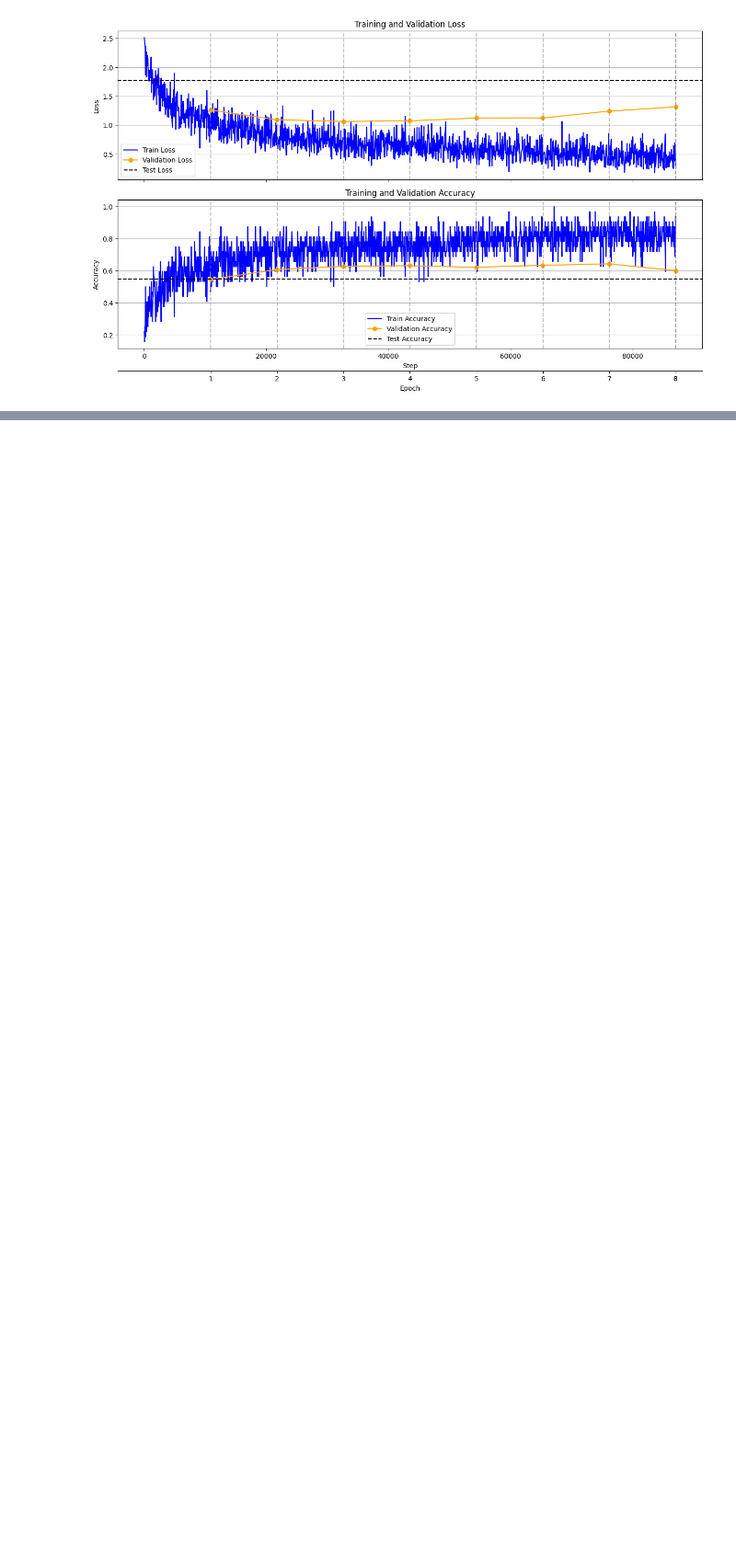
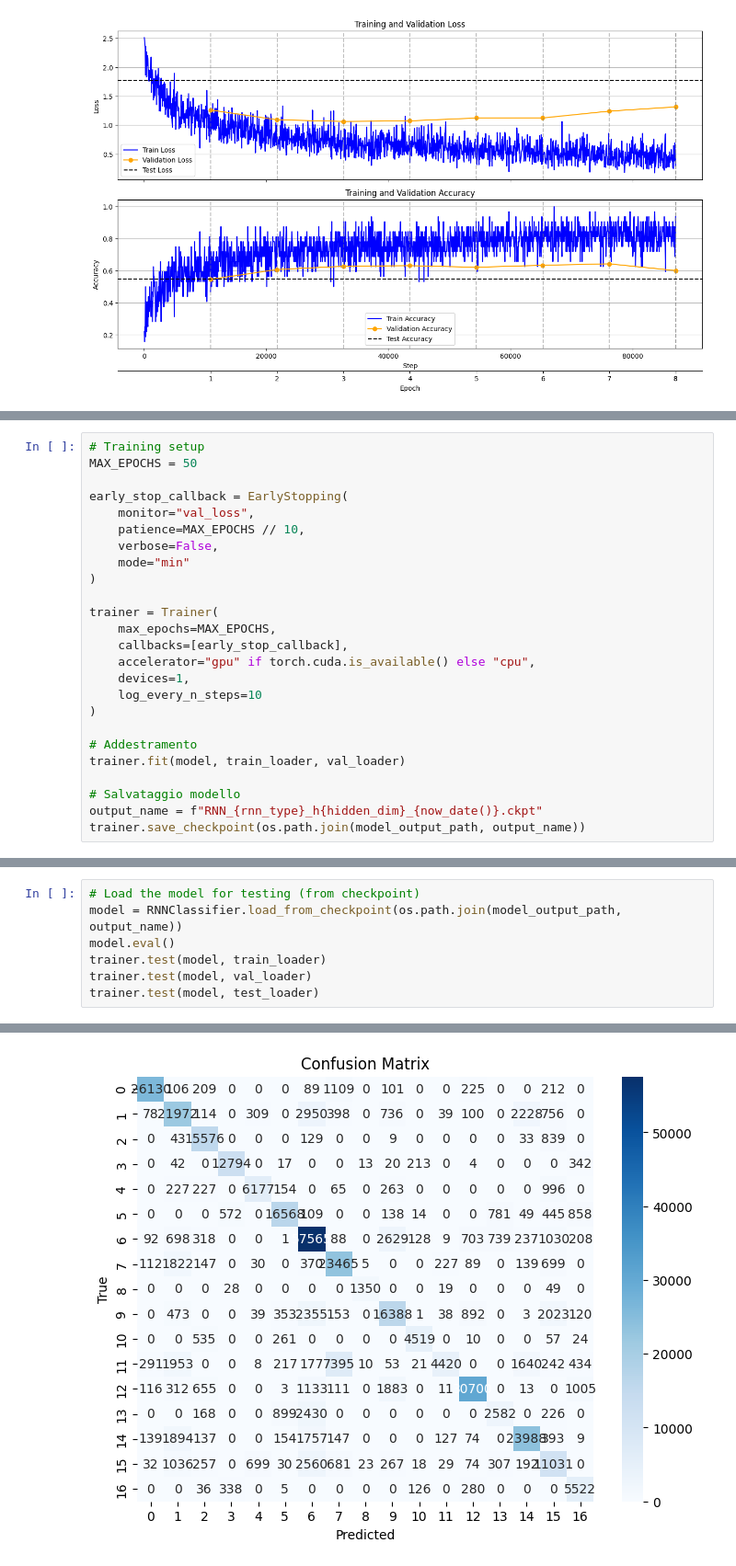
Before and after one commit to mich1803/sensor-ts-classification, a Jupyter notebook: time_windows_approach/training.ipynb, the cells around one changed output, grey strips where cells are left out. Shown at 92% size. Cells and saved outputs as stored; diff of their text form; blank space fills up the shorter version.

```diff
--- a/time_windows_approach/training.ipynb
+++ b/time_windows_approach/training.ipynb
@@ -952,0 +969,25 @@ plt.show()
+# %%
+# Training setup
+MAX_EPOCHS = 50
+
+early_stop_callback = EarlyStopping(
+    monitor="val_loss",
+    patience=MAX_EPOCHS // 10,
+    verbose=False,
+    mode="min"
+)
+
+trainer = Trainer(
+    max_epochs=MAX_EPOCHS,
+    callbacks=[early_stop_callback],
+    accelerator="gpu" if torch.cuda.is_available() else "cpu",
+    devices=1,
+    log_every_n_steps=10
+)
+
+# Addestramento
+trainer.fit(model, train_loader, val_loader)
+
+# Salvataggio modello
+output_name = f"RNN_{rnn_type}_h{hidden_dim}_{now_date()}.ckpt"
+trainer.save_checkpoint(os.path.join(model_output_path, output_name))
@@ -952,0 +1019,8 @@ plt.show()
+# %%
+# Load the model for testing (from checkpoint)
+model = RNNClassifier.load_from_checkpoint(os.path.join(model_output_path, output_name))
+model.eval()
+trainer.test(model, train_loader)
+trainer.test(model, val_loader)
+trainer.test(model, test_loader)
+# %% [output]
@@ -952,0 +1030 @@ plt.show()
+[figure, added]
```
Also changed, not shown: parts of 6 cells of this notebook, 6 other files.
